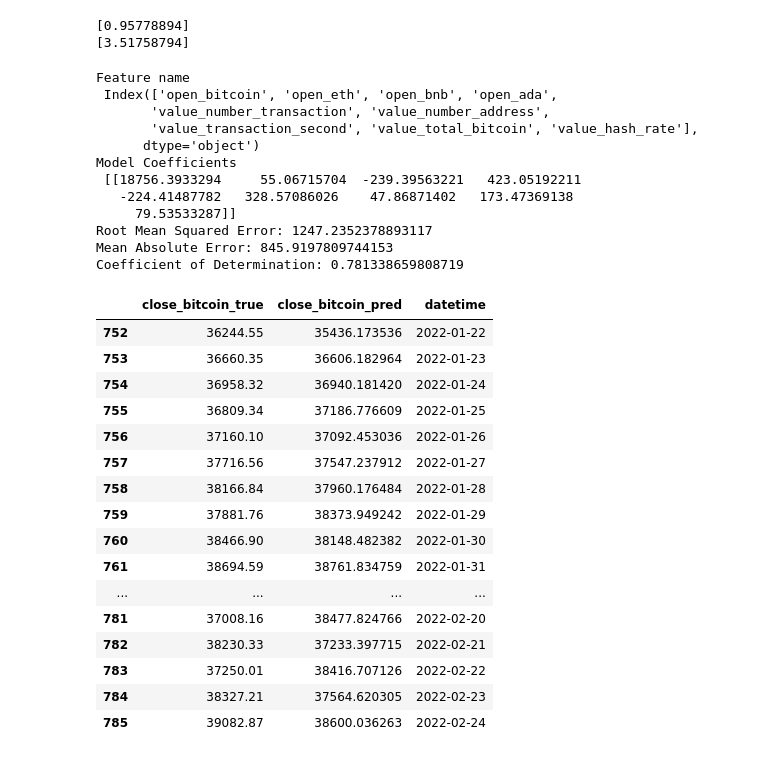
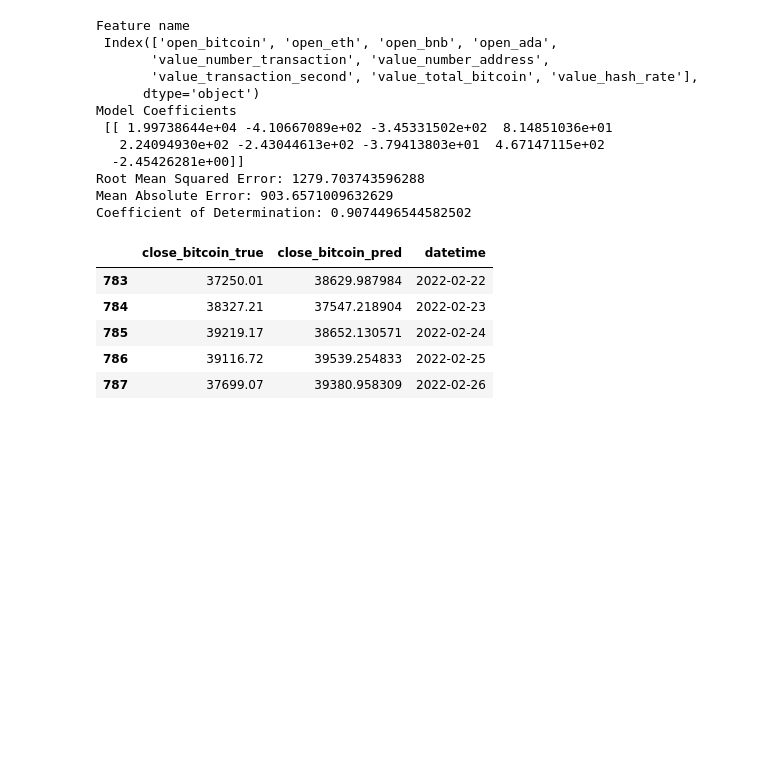
Before and after one commit to kevctae/Bittooth, a Jupyter notebook: notebooks/4.3-np-bitcoin-ml.ipynb, the cells around one changed output. Drawn from its saved outputs; the diff is of its cells as text; code cells hidden in the pictures; blank space fills up the shorter version.

```diff
--- a/notebooks/4.3-np-bitcoin-ml.ipynb
+++ b/notebooks/4.3-np-bitcoin-ml.ipynb
@@ -7,26 +8,27 @@ from sklearn.linear_model import Ridge
 import matplotlib.pyplot as plt
 # %%
 def tune_hyper(x_set,y_set,required_features):
-    size=np.linspace(0.70, 0.97, 200).tolist()
-    alp =np.linspace(0, 10, 200).tolist()
-    column_names = ["trainsize", "alpha", "RMSE","R2"]
+    size=np.linspace(0.70, 0.95, 200).tolist()
+    alp =np.logspace(-1, 1, 200).tolist()
+    alp.append(0)
+    column_names = ["trainsize", "alpha", "RMSE","MAE"]
     data =[]
     for i in size:
         num_train=int(i*len(x_set))
         x_train = x_set[0:num_train].copy()
-        x_test = x_set[num_train:len(x_set)].copy()
+        x_test = x_set[num_train:(len(x_set)-1)].copy()
         scaler = StandardScaler().fit(x_train)
         x_train[required_features] = scaler.transform(x_train[required_features]).copy()
         x_test[required_features] = scaler.transform(x_test[required_features]).copy()
         y_train = y_set[0:num_train].copy()
-        y_test = y_set[num_train:len(y_set)].copy()
+        y_test = y_set[num_train:(len(y_set)-1)].copy()
         for j in alp:
             model = Ridge(alpha=j)
             model.fit(x_train, y_train)
             y_pred = model.predict(x_test)
             rmse=mean_squared_error(y_test, y_pred, squared=False)
-            r2=r2_score(y_test, y_pred)
-            data.append([i,j,rmse,r2])
+            mae=mean_absolute_error(y_test, y_pred)
+            data.append([i,j,rmse,mae])
     df = pd.DataFrame(data, columns=column_names)
     return df
 # %%
@@ -43,18 +47,12 @@ tuned_alpha=df[df.RMSE == df.RMSE.min()].alpha.values
-# %%
-print(tuned_trainsize)
-print(tuned_alpha)
-# %% [output]
-[0.95778894]
-[3.51758794]
 # %%
 num_train=int(tuned_trainsize[0]*len(x_set))
 x_train = x_set[0:num_train].copy()
 scaler = StandardScaler().fit(x_train)
 x_train[required_features] = scaler.transform(x_train[required_features]).copy()
-x_test = x_set[num_train:len(x_set)].copy()
+x_test = x_set[num_train:(len(x_set)-1)].copy()
 x_test[required_features] = scaler.transform(x_test[required_features]).copy()
 y_train = y_set[0:num_train].copy()
-y_test = y_set[num_train:len(y_set)].copy()
+y_test = y_set[num_train:(len(y_set)-1)].copy()
 # %%
 model = Ridge(alpha=tuned_alpha[0])
 model.fit(x_train, y_train)
@@ -76,38 +74,27 @@ Feature name
        'value_transaction_second', 'value_total_bitcoin', 'value_hash_rate'],
       dtype='object')
 Model Coefficients
- [[18756.3933294     55.06715704  -239.39563221   423.05192211
-   -224.41487782   328.57086026    47.86871402   173.47369138
-     79.53533287]]
-Root Mean Squared Error: 1247.2352378893117
-Mean Absolute Error: 845.9197809744153
-Coefficient of Determination: 0.781338659808719
+ [[ 1.99738644e+04 -4.10667089e+02 -3.45331502e+02  8.14851036e+01
+   2.24094930e+02 -2.43044613e+02 -3.79413803e+01  4.67147115e+02
+  -2.45426281e+00]]
+Root Mean Squared Error: 1279.703743596288
+Mean Absolute Error: 903.6571009632629
+Coefficient of Determination: 0.9074496544582502
 # %%
 y_result = y_test.copy()
 temp = y_pred.tolist()
 y_result["close_bitcoin_pred"] = [np_float[0] for np_float in temp]
 y_result.rename(columns={"close_bitcoin":"close_bitcoin_true"},inplace=True)
 temp2 = bitcoin["datetime"].copy()
 y_result = pd.merge(y_result, temp2, left_index=True, right_index=True)
-y_result
+y_result.tail()
 # %% [output]
 |  | close_bitcoin_true | close_bitcoin_pred | datetime |
-| 752 | 36244.55 | 35436.173536 | 2022-01-22 |
-| 753 | 36660.35 | 36606.182964 | 2022-01-23 |
-| 754 | 36958.32 | 36940.181420 | 2022-01-24 |
-| 755 | 36809.34 | 37186.776609 | 2022-01-25 |
-| 756 | 37160.10 | 37092.453036 | 2022-01-26 |
-| 757 | 37716.56 | 37547.237912 | 2022-01-27 |
-| 758 | 38166.84 | 37960.176484 | 2022-01-28 |
-| 759 | 37881.76 | 38373.949242 | 2022-01-29 |
-| 760 | 38466.90 | 38148.482382 | 2022-01-30 |
-| 761 | 38694.59 | 38761.834759 | 2022-01-31 |
-| ... | ... | ... | ... |
-| 781 | 37008.16 | 38477.824766 | 2022-02-20 |
-| 782 | 38230.33 | 37233.397715 | 2022-02-21 |
-| 783 | 37250.01 | 38416.707126 | 2022-02-22 |
-| 784 | 38327.21 | 37564.620305 | 2022-02-23 |
-| 785 | 39082.87 | 38600.036263 | 2022-02-24 |
+| 783 | 37250.01 | 38629.987984 | 2022-02-22 |
+| 784 | 38327.21 | 37547.218904 | 2022-02-23 |
+| 785 | 39219.17 | 38652.130571 | 2022-02-24 |
+| 786 | 39116.72 | 39539.254833 | 2022-02-25 |
+| 787 | 37699.07 | 39380.958309 | 2022-02-26 |
 # %%
 plt.figure(figsize = (12, 7))
 plt.plot(y_result["datetime"], y_result["close_bitcoin_true"], color='goldenrod', lw=2)
```
Also changed, not shown: parts of 5 cells of this notebook, 2 other files.
